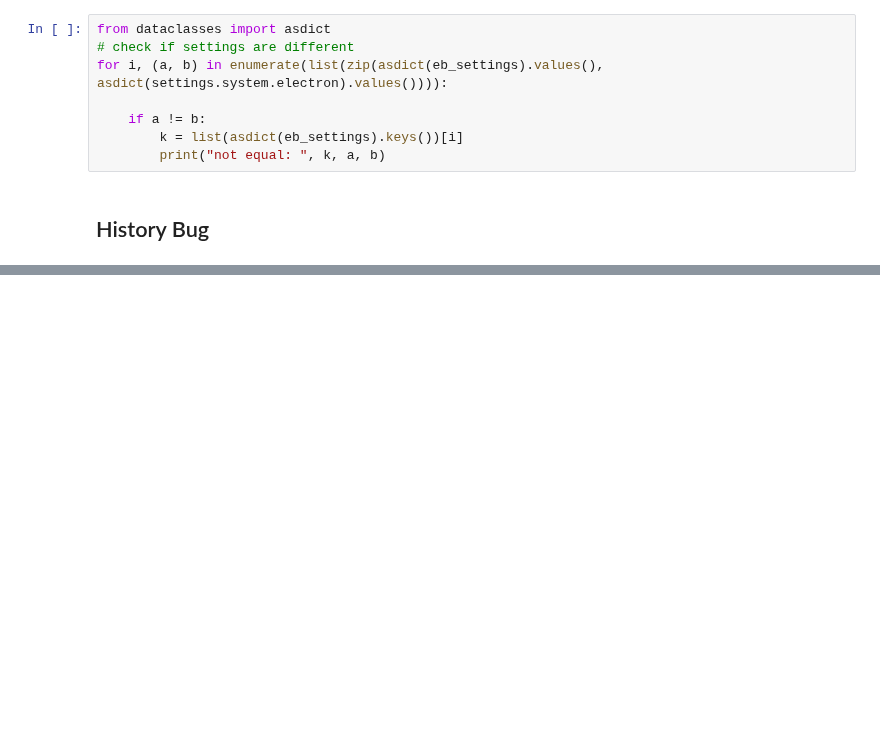
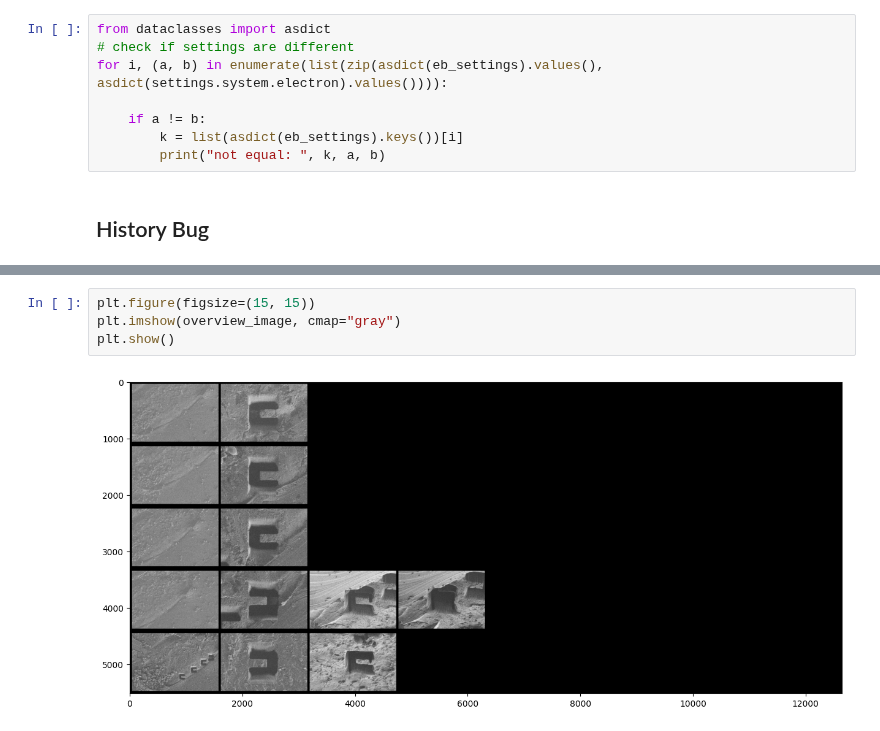
Before and after one commit to Phaips/autoliftout, a Jupyter notebook: liftout/tools/tools.ipynb, the cells around one changed output, grey strips where cells are left out. Cells and saved outputs as stored; diff of their text form; blank space fills up the shorter version.

```diff
--- a/liftout/tools/tools.ipynb
+++ b/liftout/tools/tools.ipynb
@@ -178,0 +199,6 @@ Sample:
+# %%
+plt.figure(figsize=(15, 15))
+plt.imshow(overview_image, cmap="gray")
+plt.show()
+# %% [output]
+[figure, added]
```
Also changed, not shown: parts of 10 cells of this notebook.
